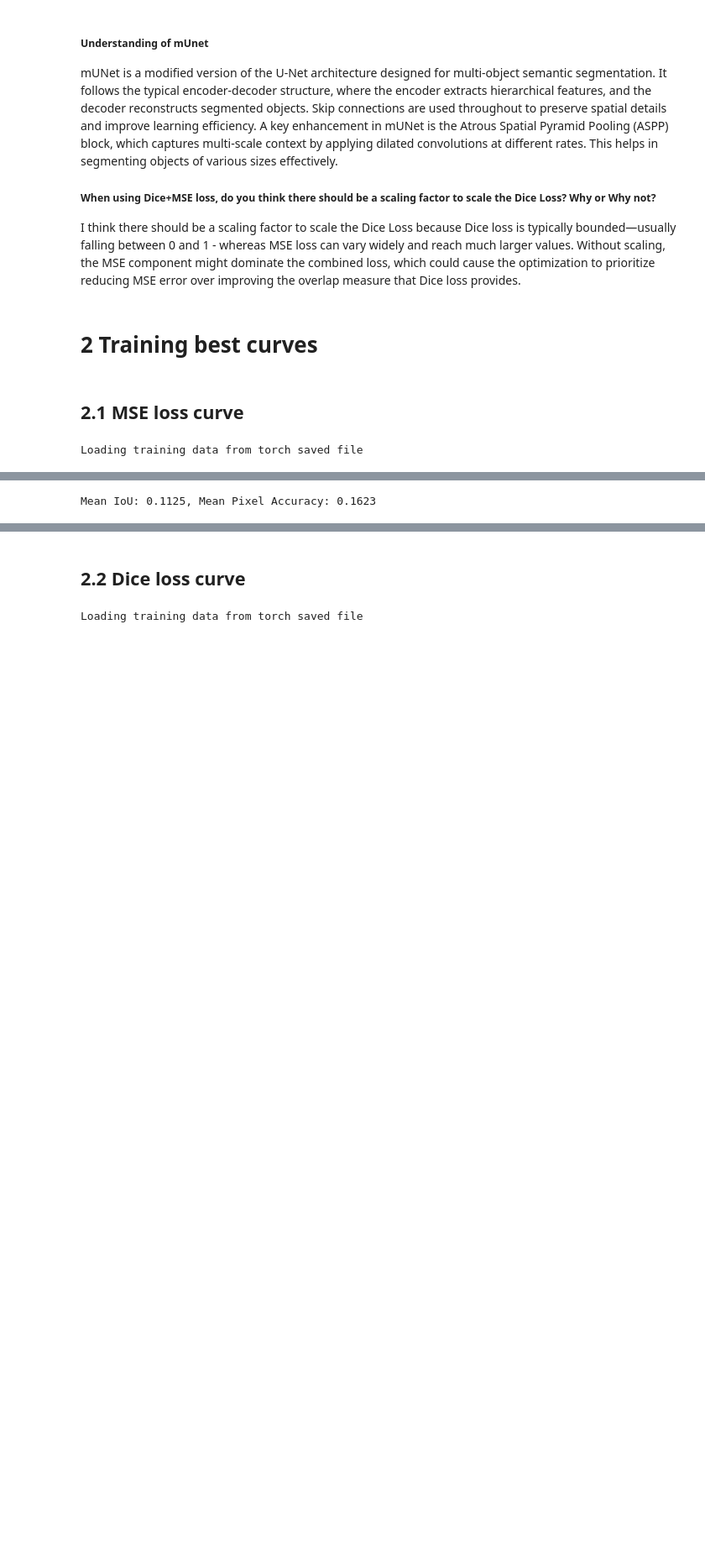
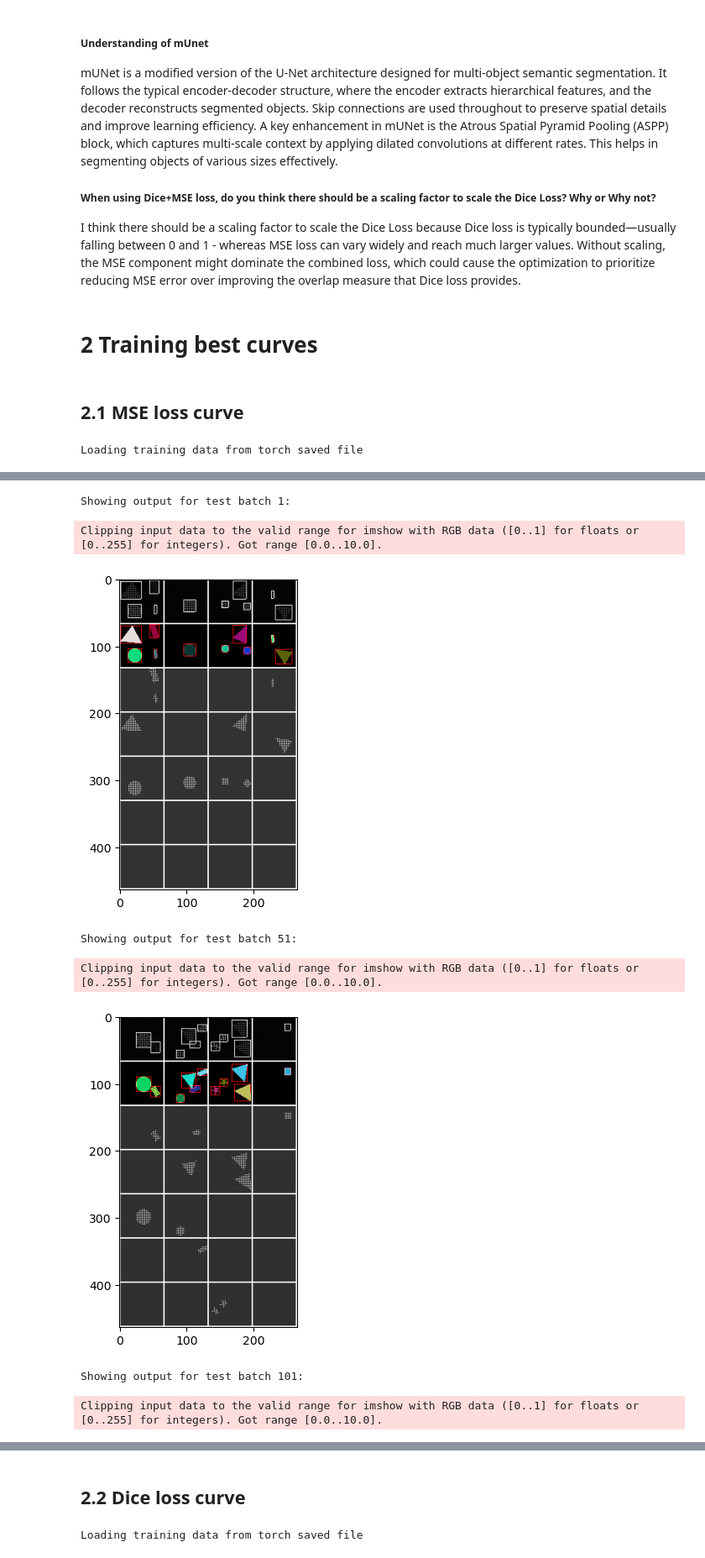
Before and after one commit to jung1230/Deep_Learning, a Jupyter notebook: HW8/HW8_main.ipynb, the cells around one changed output, grey strips where cells are left out. Shown at 84% size. Drawn from its saved outputs; the diff is of its cells as text; code cells hidden in the pictures; blank space fills up the shorter version.

```diff
--- a/HW8/HW8_main.ipynb
+++ b/HW8/HW8_main.ipynb
@@ -982,7 +982,7 @@ dls = DLStudio(
                     path_saved_model = "./saved_model_MSE",
                     momentum = 0.9,
                     learning_rate = 1e-4,
-                    epochs = 6,
+                    epochs = 10,
                     batch_size = 4,
                     classes = ('rectangle','triangle','disk','oval','star'),
                     use_gpu = True,
@@ -1035 +1051,8 @@ The number of learnable parameters in the model: 7688005
-Mean IoU: 0.1125, Mean Pixel Accuracy: 0.1623
+Showing output for test batch 1:
+Clipping input data to the valid range for imshow with RGB data ([0..1] for floats or [0..255] for integers). Got range [0.0..10.0].
+[figure, added]
+Showing output for test batch 51:
+Clipping input data to the valid range for imshow with RGB data ([0..1] for floats or [0..255] for integers). Got range [0.0..10.0].
+[figure, added]
+Showing output for test batch 101:
+Clipping input data to the valid range for imshow with RGB data ([0..1] for floats or [0..255] for integers). Got range [0.0..10.0].
```
Also changed, not shown: parts of 19 cells of this notebook, 5 other files.
